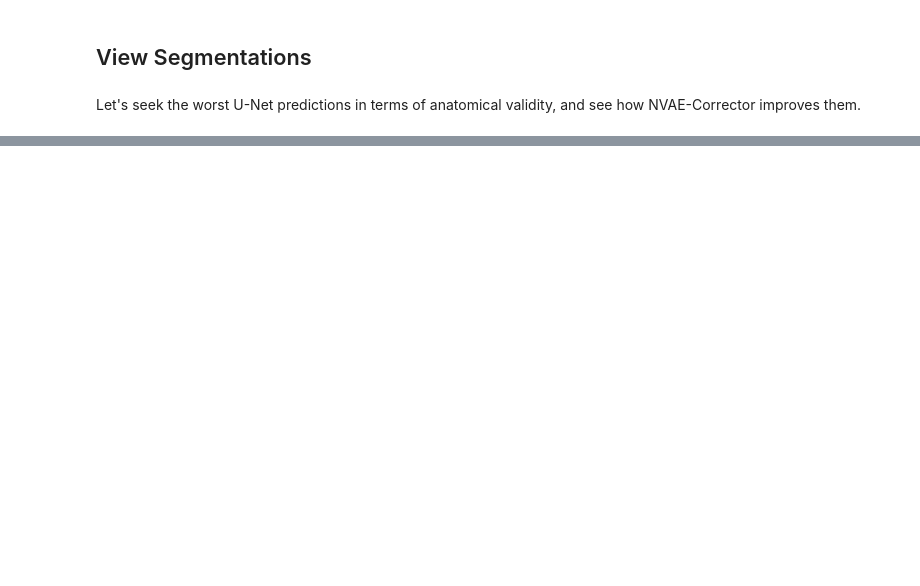
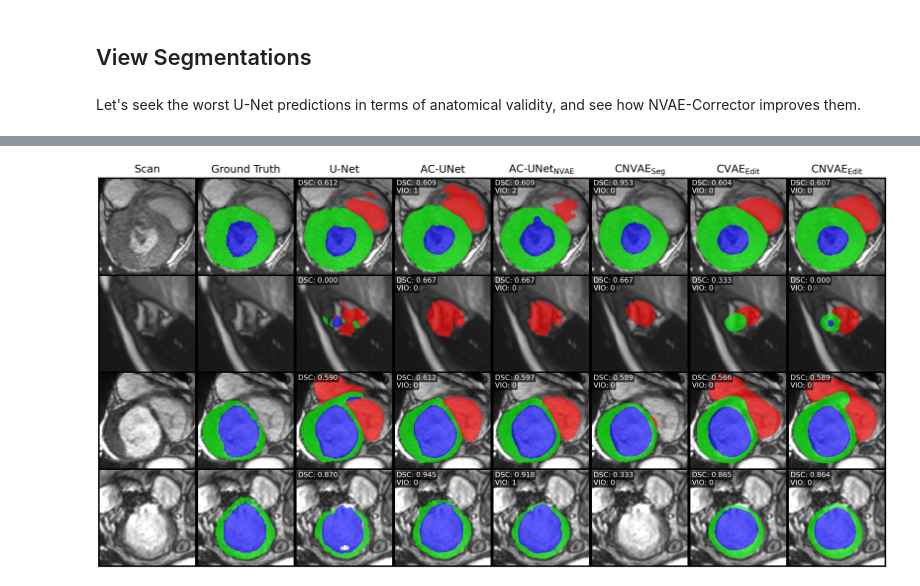
Before and after one commit to j-freddy/nvae-shape-encoding, a Jupyter notebook: analysis/corrector_examples.ipynb, the cells around one changed output, grey strips where cells are left out. Cells and saved outputs as stored; diff of their text form; code cells hidden in the pictures; blank space fills up the shorter version.

```diff
--- a/analysis/corrector_examples.ipynb
+++ b/analysis/corrector_examples.ipynb
@@ -206,14 +300,21 @@ ground_truth, predictions, reconstruction_pixel_error = get_samples_and_reconstr
 
 segmentation_corrections = dict()
 
-for corrector_id, worst_y_hat_subset in zip(corrector_ids, worst_y_hat_subsets):
+for corrector_id, worst_y_hat_subset, dscs, violations in zip(
+    corrector_ids,
+    worst_y_hat_subsets,
+    corrector_dscs,
+    corrector_violations,
+):
     _, corrections, _ = get_samples_and_reconstructions_pixel_diff(
         worst_y_subset,
         worst_y_hat_subset,
         return_reconstructions=True,
     )
 
-    segmentation_corrections[corrector_id] = corrections
+    segmentation_corrections[corrector_id] = (corrections, dscs, violations)
 # %%
-for i, (corrector_id, corrections) in enumerate(segmentation_corrections.items()):
-    print(corrector_id, corrections.shape)
+for i, (corrector_id, my_info) in enumerate(segmentation_corrections.items()):
+    corrections, dscs, violations = my_info
+
+    print(corrector_id, corrections.shape, dscs.shape, violations.shape)
@@ -222,7 +329,7 @@ import matplotlib.pyplot as plt
 import numpy as np
 from torchvision.utils import make_grid
 
-from utils.colourmap import GIRIDIS
+from utils.colourmap import GRGB
 
 # fig, ax = plt.subplots(1, 8, figsize=(48, 18))
 fig, ax = plt.subplots(1, 8, figsize=(48, 24))
@@ -238,34 +345,97 @@ ax[0].imshow(scans)
 ax[0].set_title("Scan", fontsize=36, pad=18)
 
 # Column 2: Ground truth
 
 ground_truth = ground_truth.cpu().float()
 ground_truth_grid = make_grid(ground_truth, nrow=1, padding=2, normalize=True)
 ground_truth_grid = ground_truth_grid[0]
 
 ax[1].axis("off")
-ax[1].imshow(ground_truth_grid, cmap=GIRIDIS)
+ax[1].imshow(scans)
+alpha_channel = np.ones(ground_truth_grid.shape, dtype=float)
+alpha_channel[ground_truth_grid == 0] = 0
+alpha_channel[ground_truth_grid != 0] = 0.64
+ax[1].imshow(ground_truth_grid, alpha=alpha_channel, cmap=GRGB)
 ax[1].set_title("Ground Truth", fontsize=36, pad=18)
 
 # Column 3: Predictions
 
 predictions = predictions.cpu().float()
 predictions_grid = make_grid(predictions, nrow=1, padding=2, normalize=True)
 predictions_grid = predictions_grid[0]
 
 ax[2].axis("off")
-ax[2].imshow(predictions_grid, cmap=GIRIDIS)
+ax[2].imshow(scans)
+alpha_channel = np.ones(predictions_grid.shape, dtype=float)
+alpha_channel[predictions_grid == 0] = 0
+alpha_channel[predictions_grid != 0] = 0.64
+ax[2].imshow(predictions_grid, alpha=alpha_channel, cmap=GRGB)
 ax[2].set_title("U-Net", fontsize=36, pad=18)
 
+# Show text on top left of each image
+
+# ==============================================================================
+# EDIT HERE
+# ==============================================================================
+
+factor = 1 / len(unet_dscs)
+x_offset = 0.03
+y_offset = 0.995
+y_offset_2 = 0.975
+word_alpha = 0.64
+label_size = 24
+
+for row in range(len(unet_dscs)):
+    dsc = unet_dscs[row]
+
+    dsc_text = f"DSC: {dsc:.3f}"
+
+    ax[2].text(
+        x_offset, y_offset - row * factor, dsc_text, transform=ax[2].transAxes,
+        fontsize=label_size, verticalalignment='top', color='white',
+        bbox=dict(facecolor='black', alpha=word_alpha, edgecolor='none')
+    )
 # Column 4 to 8: Corrections
 
-for i, (corrector_id, corrections) in enumerate(segmentation_corrections.items()):
+for i, (corrector_id, my_info) in enumerate(segmentation_corrections.items()):
+    corrections, dscs, violations = my_info
+
+    dscs = dscs.cpu().numpy()
+    violations = violations.cpu().numpy()
+
     corrections = corrections.cpu().float()
     corrections_grid = make_grid(corrections, nrow=1, padding=2, normalize=True)
     corrections_grid = corrections_grid[0]
 
     ax[i + 3].axis("off")
-    ax[i + 3].imshow(corrections_grid, cmap=GIRIDIS)
+    ax[i + 3].imshow(scans)
+    alpha_channel = np.ones(corrections_grid.shape, dtype=float)
+    alpha_channel[corrections_grid == 0] = 0
+    alpha_channel[corrections_grid != 0] = 0.64
+    ax[i + 3].imshow(corrections_grid, alpha=alpha_channel, cmap=GRGB)
     ax[i + 3].set_title(corrector_id, fontsize=36, pad=18)
 
+    # Show text on top left of each image
+
+    for row in range(len(dscs)):
+        dsc = dscs[row]
+        violation = violations[row]
+
+        dsc_text = f"DSC: {dsc:.3f}"
+        violations_text = f"VIO: {violation:.0f}"
+
+        ax[i + 3].text(
+            x_offset, y_offset - row * factor, dsc_text, transform=ax[i + 3].transAxes,
+            fontsize=label_size, verticalalignment='top', color='white',
+            bbox=dict(facecolor='black', alpha=word_alpha, edgecolor='none')
+        )
+
+        ax[i + 3].text(
+            x_offset, y_offset_2 - row * factor, violations_text, transform=ax[i + 3].transAxes,
+            fontsize=label_size, verticalalignment='top', color='white',
+            bbox=dict(facecolor='black', alpha=word_alpha, edgecolor='none')
+        )
+
 plt.subplots_adjust(wspace=0, hspace=0)
+# %% [output]
+[figure, added]
```
Also changed, not shown: parts of 10 cells of this notebook.
